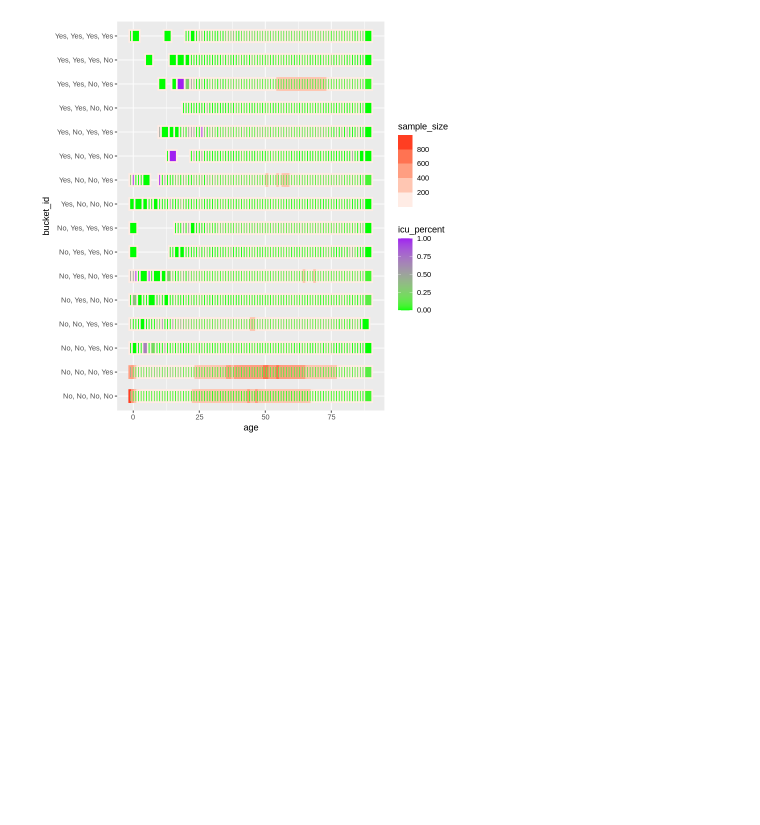
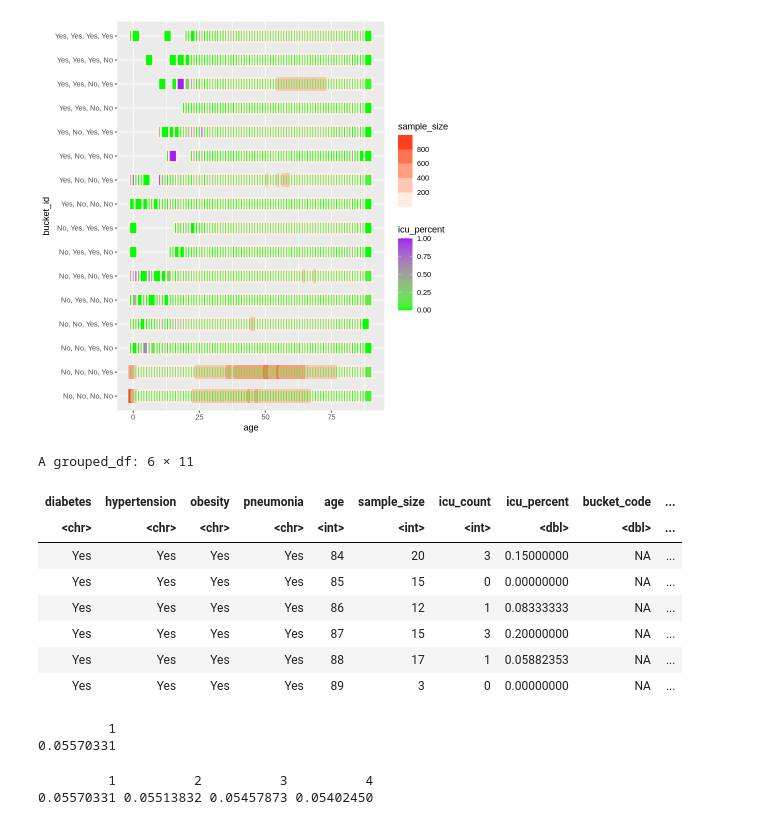
Before and after one commit to gitcnk/covid_experiment, a Jupyter notebook: covid_heatmap.ipynb, the cells around one changed output. Saved outputs shown, nothing was run; the diff lists cells and outputs as text; code cells hidden in the pictures; blank space fills up the shorter version.

```diff
--- a/covid_heatmap.ipynb
+++ b/covid_heatmap.ipynb
@@ -91,3 +105,44 @@ icu_percent_data %>%
                          high = 'red')
 # %% [output]
 [figure]
+# %%
+m1 <- glm(as.factor(admitted_to_icu) ~ diabetes + hypertension +
+                                       obesity + pneumonia + age,
+          data = covid_clean,
+          family = 'binomial')
+
+
+model_predictions <- predict(m1,
+                             newdata = icu_percent_data[, 1:5],
+                             type = 'response')
+
+
+icu_percent_data$model_predictions <- model_predictions
+# %%
+tail(icu_percent_data)
+# %% [output]
+A grouped_df: 6 × 11
+| diabetes | hypertension | obesity | pneumonia | age | sample_size | icu_count | icu_percent | bucket_code | ... |
+| <chr> | <chr> | <chr> | <chr> | <int> | <int> | <int> | <dbl> | <dbl> | ... |
+| Yes | Yes | Yes | Yes | 84 | 20 | 3 | 0.15000000 | NA | ... |
+| Yes | Yes | Yes | Yes | 85 | 15 | 0 | 0.00000000 | NA | ... |
+| Yes | Yes | Yes | Yes | 86 | 12 | 1 | 0.08333333 | NA | ... |
+| Yes | Yes | Yes | Yes | 87 | 15 | 3 | 0.20000000 | NA | ... |
+| Yes | Yes | Yes | Yes | 88 | 17 | 1 | 0.05882353 | NA | ... |
+| Yes | Yes | Yes | Yes | 89 | 3 | 0 | 0.00000000 | NA | ... |
+# %%
+## Check
+
+predict(m1, newdata = data.frame(diabetes = 'No',
+                                 hypertension = 'No',
+                                 obesity = 'No',
+                                 pneumonia = 'No',
+                                 age = 0),
+                                 type = 'response')
+
+model_predictions[1:4]
+# %% [output]
+         1
+0.05570331
+         1          2          3          4
+0.05570331 0.05513832 0.05457873 0.05402450
```
Also changed, not shown: parts of 3 cells of this notebook.
